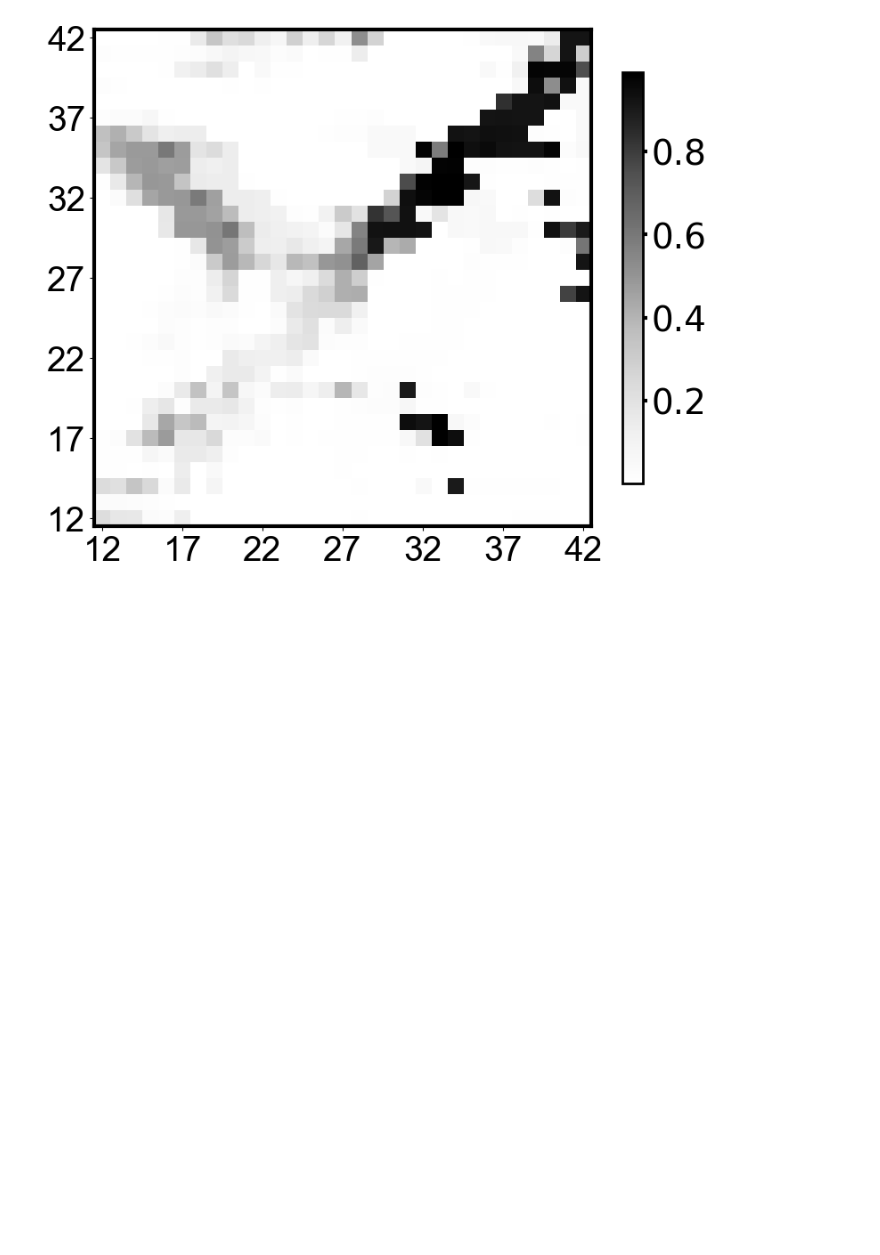
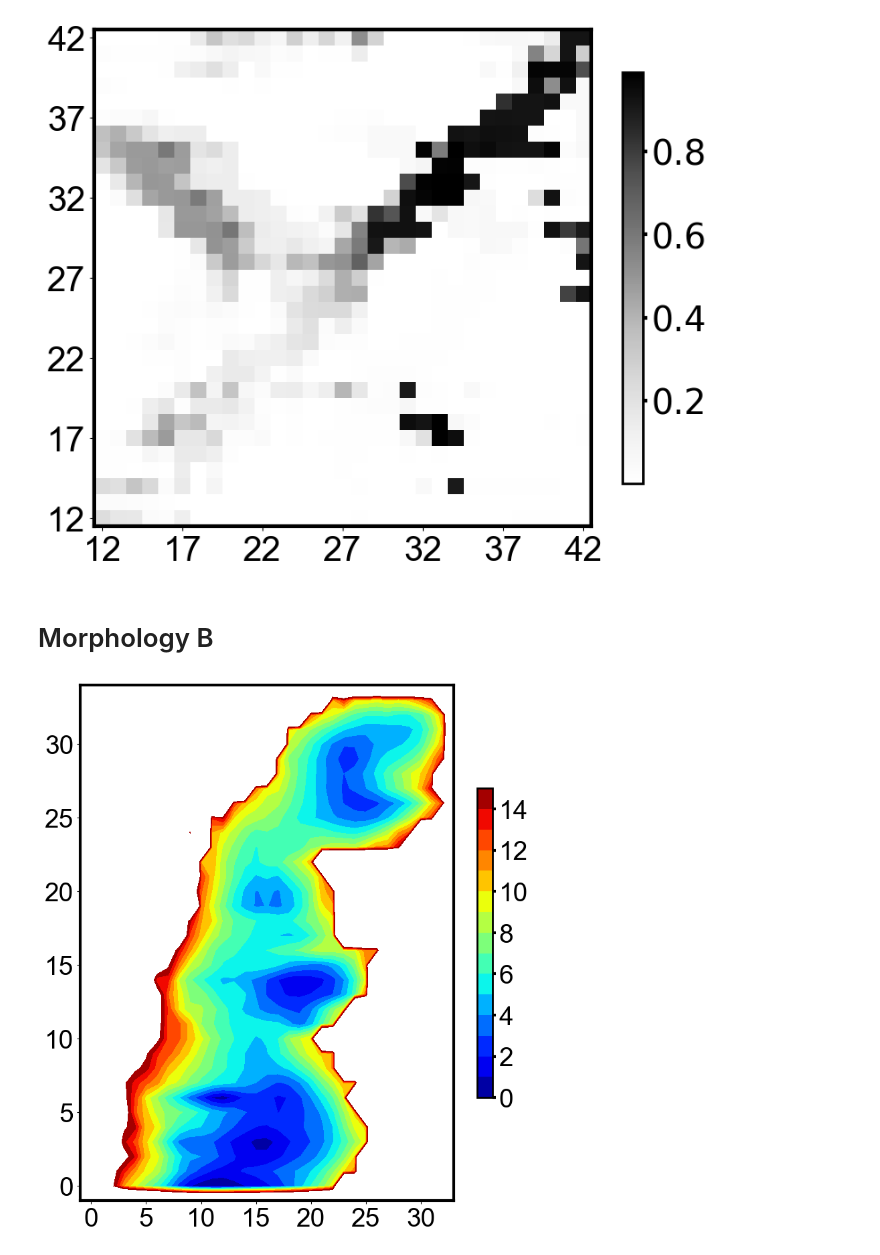
Before and after one commit to songzhihenry/IAPP-fibril-cross-interaction-Abeta, a Jupyter notebook: Abeta_selfseeding.ipynb, the cells around one changed output. Drawn from its saved outputs; the diff is of its cells as text; code cells hidden in the pictures; blank space fills up the shorter version.

```diff
--- a/Abeta_selfseeding.ipynb
+++ b/Abeta_selfseeding.ipynb
@@ -128,16 +119,14 @@ cbar.ax.set_yticklabels(levels,fontname=fontfamily)
 # %%
 fig, axes = plt.subplots(figsize=(12,8),nrows=2, ncols=1)
-#plt.subplots_adjust(wspace=1)
 pmf = []
-pmf_raw = np.loadtxt('./IAPP-fib-replica_mon/pmf2d_hb_inhb_300.dat')[:,2].reshape(21,29)
+pmf_raw = np.loadtxt('./IAPP/IAPP-fib-replica_mon/pmf2d_hb_inhb_300.dat')[:,2].reshape(21,29)
 pmf_raw = (pmf_raw-pmf_raw.min())/0.596
 pmf.append(pmf_raw)
-pmf_raw = np.loadtxt('./abeta_selfseeding/pmf2d_hb_inhb_300.dat')[:,2].reshape(26,21)
+pmf_raw = np.loadtxt('./abeta_selfseeding/morphology_a/pmf2d_hb_inhb_300.dat')[:,2].reshape(26,21)
 pmf_raw = (pmf_raw-pmf_raw.min())/0.596
 pmf.append(pmf_raw)
 
 vmax = min([int(pmf_x.max())+1 for pmf_x in pmf])
-#vmin = max([int(pmf_x.min()) for pmf_x in pmf])
 pmf = [np.pad(pmf_x,(1,1),constant_values=vmax) for pmf_x in pmf]
 levels = np.arange(vmax)
 for i in range(2):
@@ -146,7 +135,6 @@ for i in range(2):
     inhb,hb = np.meshgrid(np.arange(-1,y-1),np.arange(-1,x-1))
     heatmap = axes[i].contourf(hb,inhb,pmf[i],cmap='jet',vmin=0,vmax=vmax,levels=levels)
     axes[i].set_xticks([0,4,8,12,16,20,24])
-    #axes[i].set_yticks([0,4,8,12,16,20,24,28])
     axes[i].set_yticks([0,7,14,21,28])
     axes[i].spines[['right', 'top']].set_visible(False)
     for lb in axes[i].get_xticklabels():
@@ -155,13 +143,9 @@ for i in range(2):
         lb.set_fontname(fontfamily)
     for lb in axes[i].get_yticklabels():
         lb.set_fontsize(fontsize_tick)
-        #lb.set_fontweight('bold')
         lb.set_fontname(fontfamily)
     for spine in axes[i].spines.values():
         spine.set_linewidth(axiswidth)
-#.xticks([0,4,8,12,16,20,25],fontsize=fontsize_tick,family=fontfamily)
-#.yticks([0,4,8,12,16,20,24,28],fontsize=fontsize_tick,family=fontfamily)
-#plt.xlabel('Interpeptide HBond',fontsize=fontsize_label,family=fontfamily)
 
 
 cbar = plt.colorbar(heatmap,ax=axes, shrink=0.6)
@@ -184,7 +168,7 @@ cbar.ax.set_yticklabels(levels,fontname=fontfamily)
 # %%
 plt.figure(figsize=(9, 10))
 ax = plt.axes()
-pmf_raw = np.loadtxt('./abeta_selfseeding/pmf2d_hb_betasheet_300.dat')[:,2].reshape(26,15)
+pmf_raw = np.loadtxt('./abeta_selfseeding/morphology_a/pmf2d_hb_betasheet_300.dat')[:,2].reshape(26,15)
 pmf_raw = (pmf_raw-pmf_raw.min())/0.596
 vmax = int(pmf_raw.max())+1
 pmf = np.pad(pmf_raw,(1,1),constant_values=vmax)
@@ -229,5 +213,5 @@ cbar.ax.set_yticklabels(levels,fontname=fontfamily)
 # %%
-ctm = np.loadtxt('./abeta_selfseeding/RW_ctm_300.txt')[:,0].reshape(31,31)
+ctm = np.loadtxt('./abeta_selfseeding/morphology_a/RW_ctm_300.txt')[:,0].reshape(31,31)
 vmax = ctm.max()
 plt.figure(figsize=(9, 10))
 ax = plt.axes()
@@ -251,7 +235,38 @@ cbar = plt.colorbar(map,shrink=0.6)
 cbar.ax.tick_params(labelsize=fontsize_tick,width=axiswidth)
 for spine in cbar.ax.spines.values():
     spine.set_linewidth(axiswidth-1)
-#cbar.ax.set_yticklabels([],fontname=fontfamily)
 # %% [output]
 0.9903415442577036
 [figure]
+# %% [markdown]
+# Morphology B
+# %%
+plt.figure(figsize=(9, 10))
+ax = plt.axes()
+pmf_raw = np.loadtxt('./abeta_selfseeding/morphology_b/pmf2d_hb_qvalue_300.dat')[:,2].reshape(33,34)
+pmf_raw = (pmf_raw-pmf_raw.min())/0.596
+pmf = np.pad(pmf_raw,(1,1),constant_values=32)
+levels = np.arange(16)
+qv,hb = np.meshgrid(np.arange(-1,35),np.arange(-1,34))
+heatmap = plt.contourf(hb,qv,pmf,cmap='jet',levels=levels)
+
+for lb in ax.get_xticklabels():
+    lb.set_fontsize(fontsize_tick)
+    #lb.set_fontweight('bold')
+    lb.set_fontname(fontfamily)
+for lb in ax.get_yticklabels():
+    lb.set_fontsize(fontsize_tick)
+    #lb.set_fontweight('bold')
+    lb.set_fontname(fontfamily)
+for spine in ax.spines.values():
+    spine.set_linewidth(axiswidth)
+
+cbar = plt.colorbar(heatmap,shrink=0.6)
+cbar.ax.tick_params(labelsize=fontsize_tick,width=axiswidth)
+for spine in cbar.ax.spines.values():
+    spine.set_linewidth(axiswidth-1)
+cbar.ax.set_yticklabels(levels,fontname=fontfamily)
+
+plt.savefig('./abeta_selfseeding/morphology_b/pmf_hb_vs_qvalue.png',dpi=220,transparent=True)
+# %% [output]
+[figure, added]
```
Also changed, not shown: parts of 12 cells of this notebook, 48 other files.
